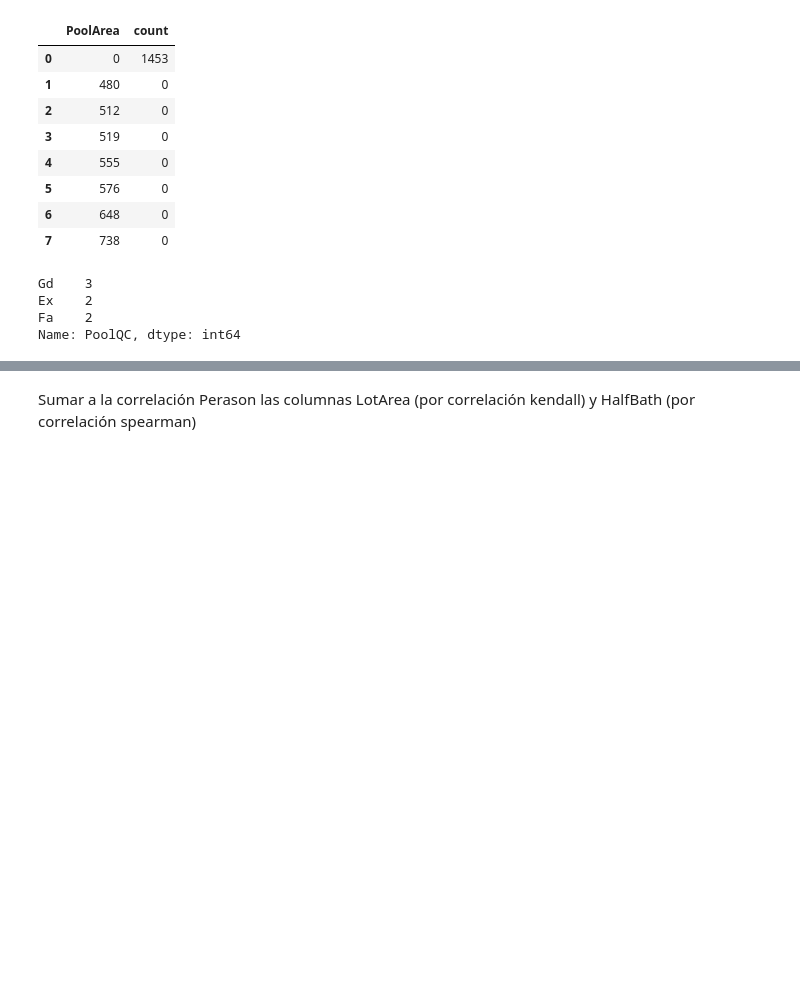
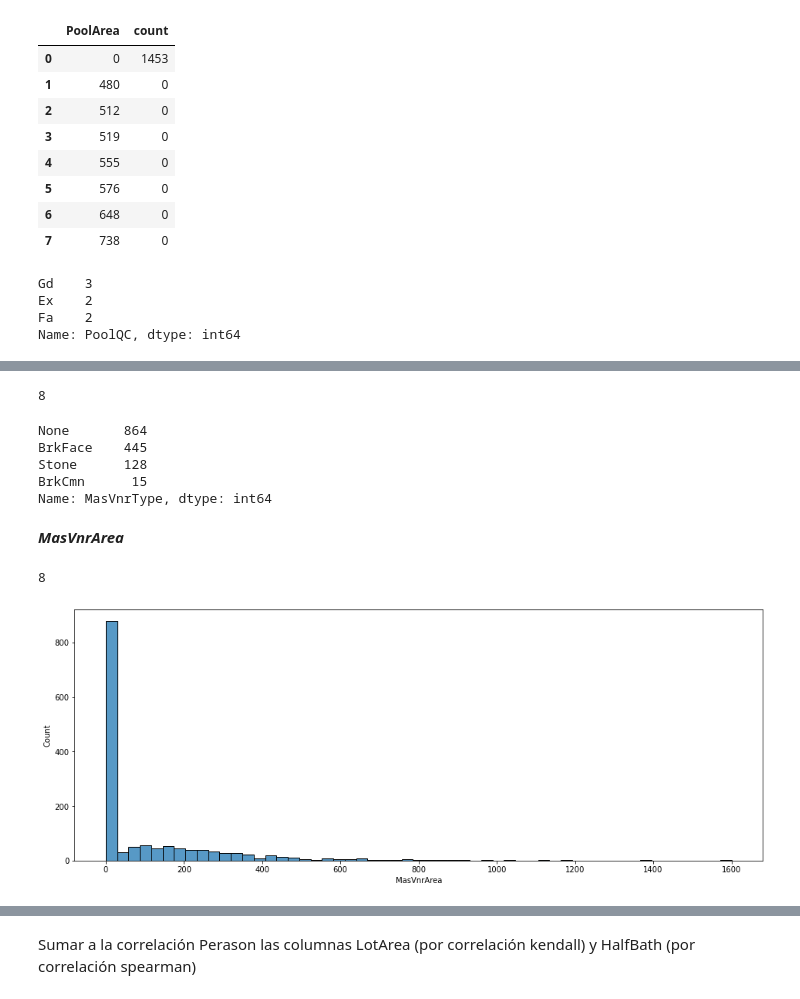
Before and after one commit to Leandrofranchina/Hackathon, a Jupyter notebook: Machine_learning.ipynb, the cells around one changed output, grey strips where cells are left out. Saved outputs shown, nothing was run; the diff lists cells and outputs as text; code cells hidden in the pictures; blank space fills up the shorter version.

```diff
--- a/Machine_learning.ipynb
+++ b/Machine_learning.ipynb
@@ -114,0 +141,2 @@ data.drop(columns = ['PoolQC', 'MiscFeature', 'Fence', 'Id'], inplace=True)
+# %%
+data.fillna({'LotFrontage': data.LotFrontage.mean()}, inplace = True)
@@ -114,0 +145,26 @@ data.drop(columns = ['PoolQC', 'MiscFeature', 'Fence', 'Id'], inplace=True)
+# %%
+data['MasVnrType'].isnull().sum()
+# %% [output]
+8
+# %%
+data['MasVnrType'].value_counts()
+# %% [output]
+None       864
+BrkFace    445
+Stone      128
+BrkCmn      15
+Name: MasVnrType, dtype: int64
+# %%
+data.fillna({'MasVnrType': 'None'}, inplace = True)
+# %% [markdown]
+***MasVnrArea***
+# %%
+data['MasVnrArea'].isnull().sum()
+# %% [output]
+8
+# %%
+plt.figure(figsize= (16,6))
+sns.histplot(data['MasVnrArea'])
+plt.show()
+# %% [output]
+[figure, added]
```
Also changed, not shown: parts of 55 cells of this notebook.
